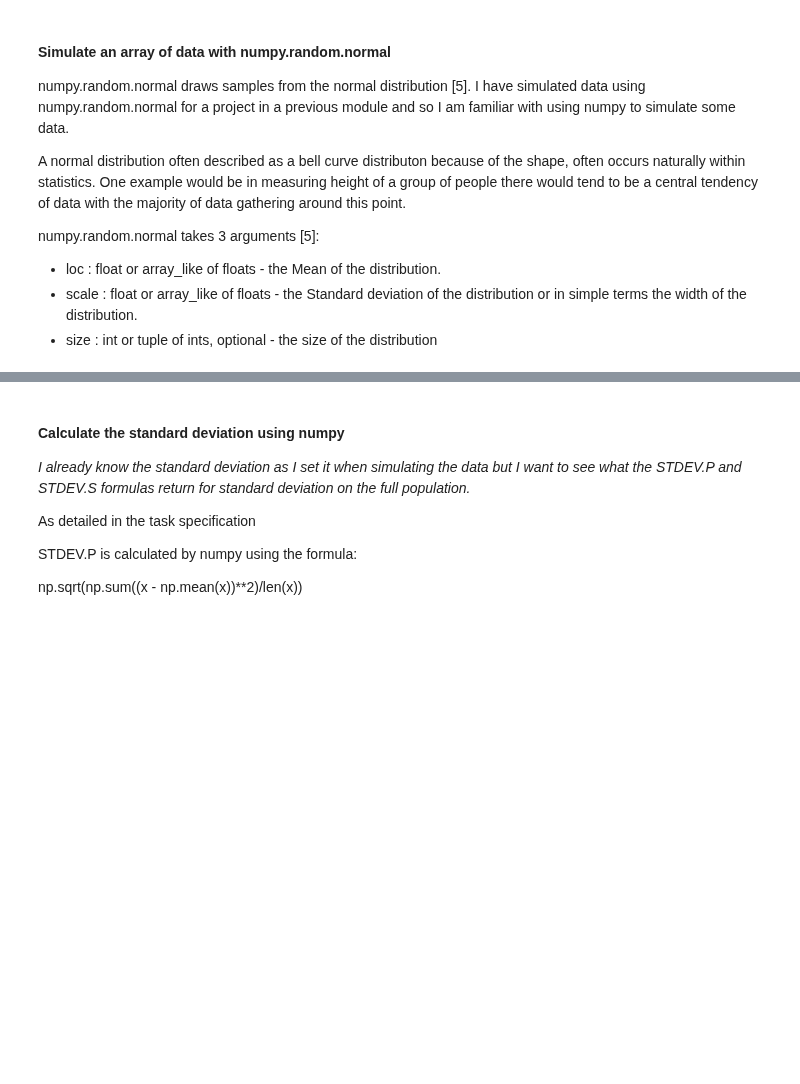
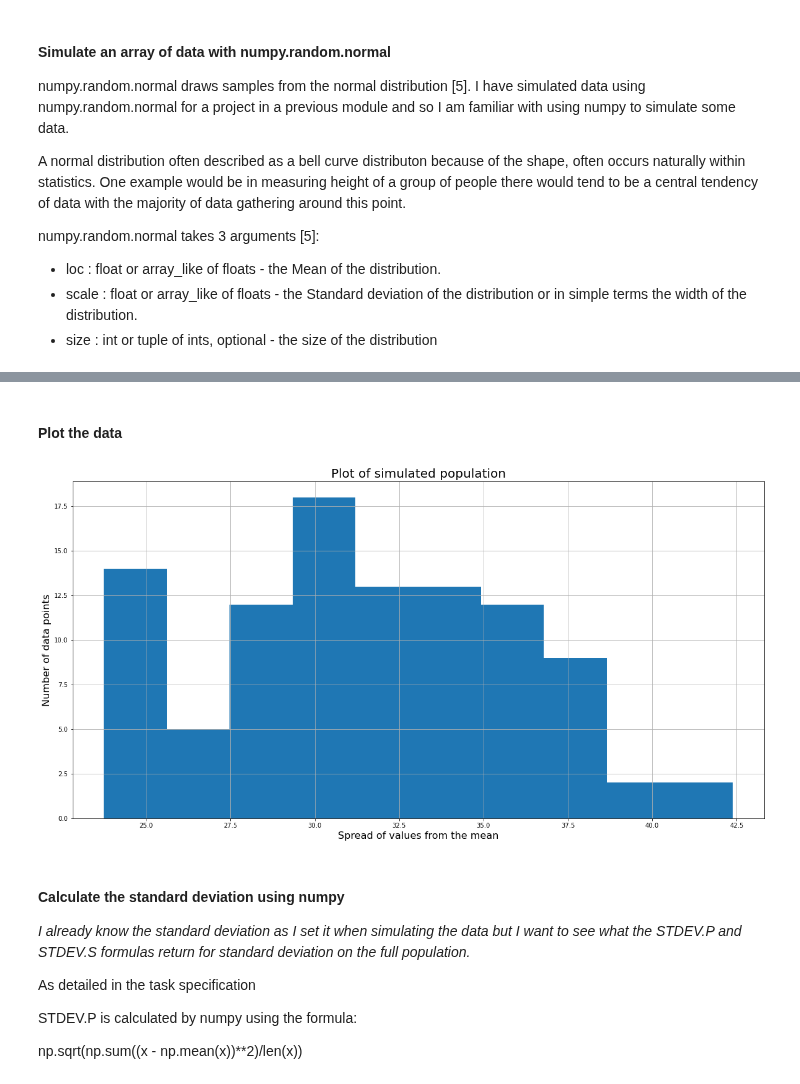
Before and after one commit to johndunne2019/Tasks-2020-Machine-Learning-and-Statistics, a Jupyter notebook: Tasks.ipynb, the cells around one changed output, grey strips where cells are left out. Cells and saved outputs as stored; diff of their text form; code cells hidden in the pictures; blank space fills up the shorter version.

Commit message:
Task 3 - added a plot of the population data and an explanation for standard deviation

```diff
--- a/Tasks.ipynb
+++ b/Tasks.ipynb
@@ -703,3 +708,24 @@ array([24.35847493, 39.10837712, 34.73363264, 34.93630488, 30.35786824,
+# %% [markdown]
+#### Plot the data
+# %%
+# import matplotlib.pyplot
+import matplotlib.pyplot as plt
+
+# rc params to customize plot appearance: https://matplotlib.org/tutorials/introductory/customizing.html
+plt.rcParams['figure.figsize'] = (20, 10)
+plt.rcParams['lines.linewidth'] = 2.5
+
+# plot a histogram of the data
+plt.hist(population)
+# add title and axis labels
+plt.title('Plot of simulated population', fontsize =20)
+plt.xlabel('Spread of values from the mean', fontsize = 16)
+plt.ylabel('Number of data points', fontsize = 16)
+# add a grid and display the plot
+plt.grid()
+plt.show()
+# %% [output]
+[figure, added]
 # %% [markdown]
 #### Calculate the standard deviation using numpy
 
```
Also changed, not shown: parts of 17 cells of this notebook.
